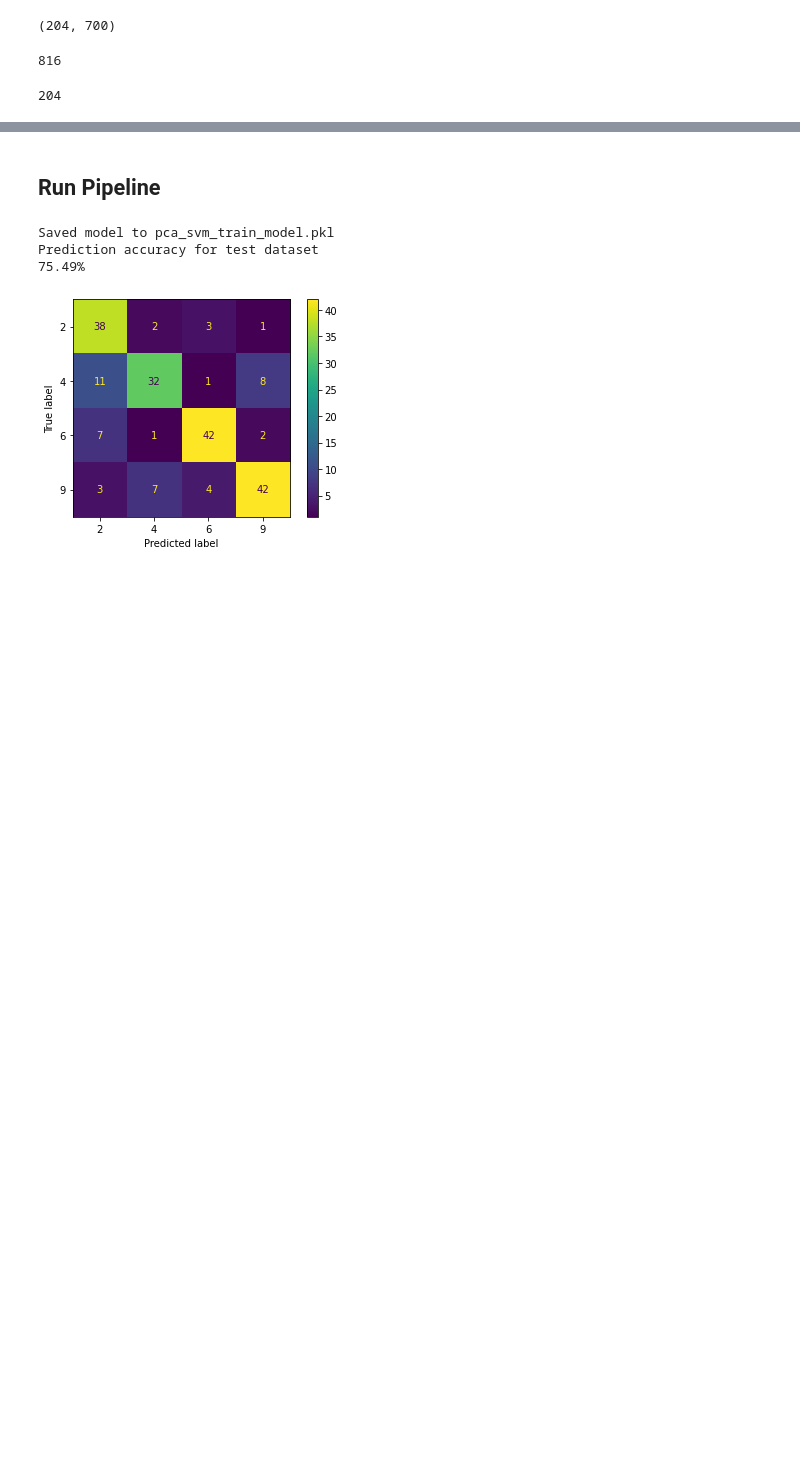
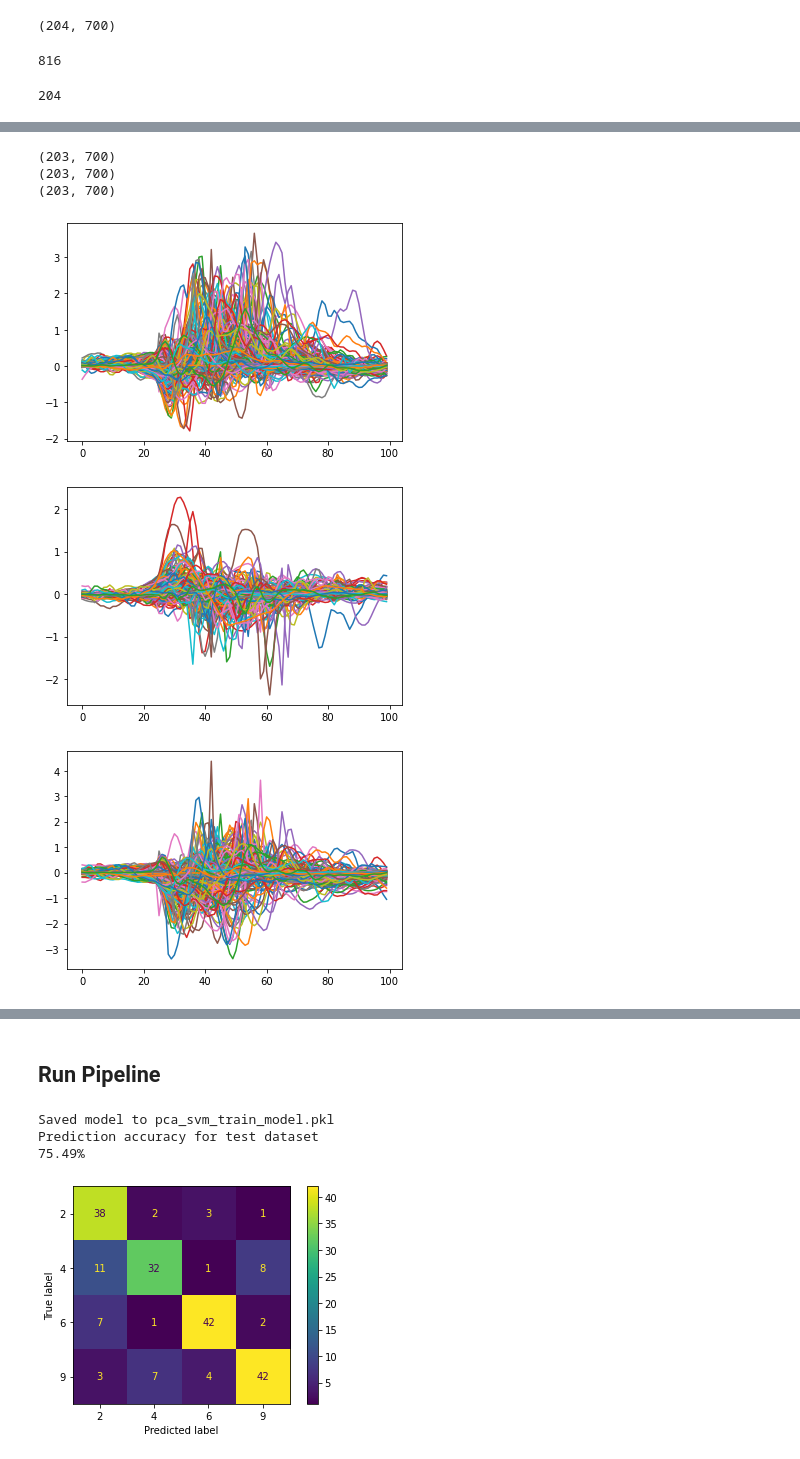
Before and after one commit to OlinSTEP/signal-processing-gesture-data-collection, a Jupyter notebook: demo_day/final_model.ipynb, the cells around one changed output, grey strips where cells are left out. Drawn from its saved outputs; the diff is of its cells as text; code cells hidden in the pictures; blank space fills up the shorter version.

```diff
--- a/demo_day/final_model.ipynb
+++ b/demo_day/final_model.ipynb
@@ -181,3 +187,14 @@ def plot_trace(t_data, t_labels, choose_gesture = 1, choose_channel = 2):
+# %%
+plot_trace(X_train, y_train, choose_gesture = 4, choose_channel = 0)
+plot_trace(X_train, y_train, choose_gesture = 4, choose_channel = 1)
+plot_trace(X_train, y_train, choose_gesture = 4, choose_channel = 2)
+# %% [output]
+(203, 700)
+(203, 700)
+(203, 700)
+[figure, added]
+[figure, added]
+[figure, added]
 # %%
 # train data for gesture
 plot_trace(X_train, y_train, choose_gesture = 6, choose_channel = 2)
```
Also changed, not shown: parts of 4 cells of this notebook.
